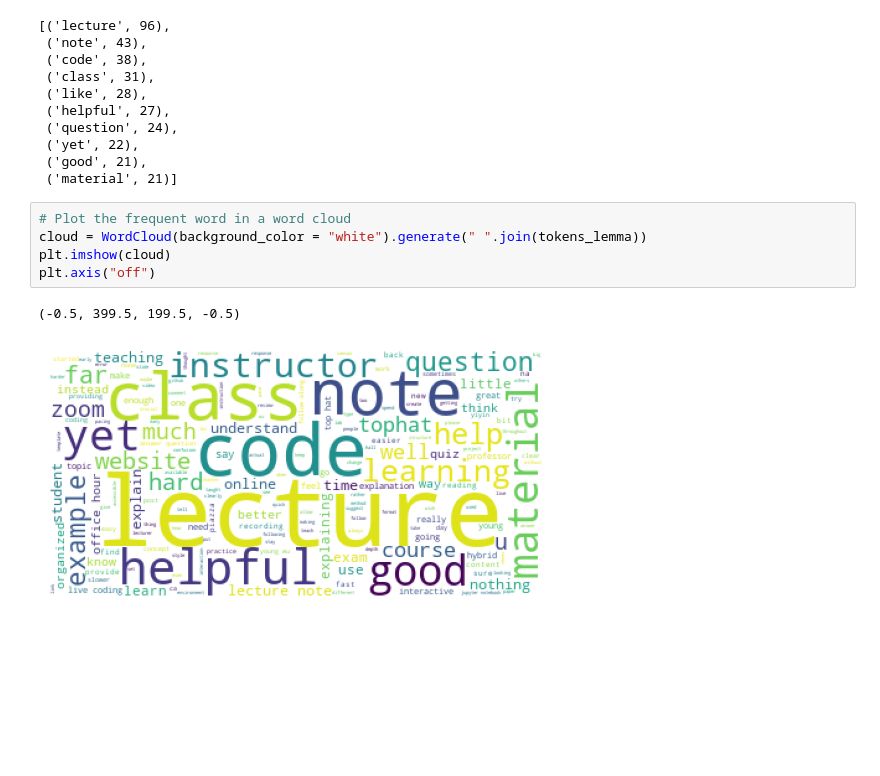
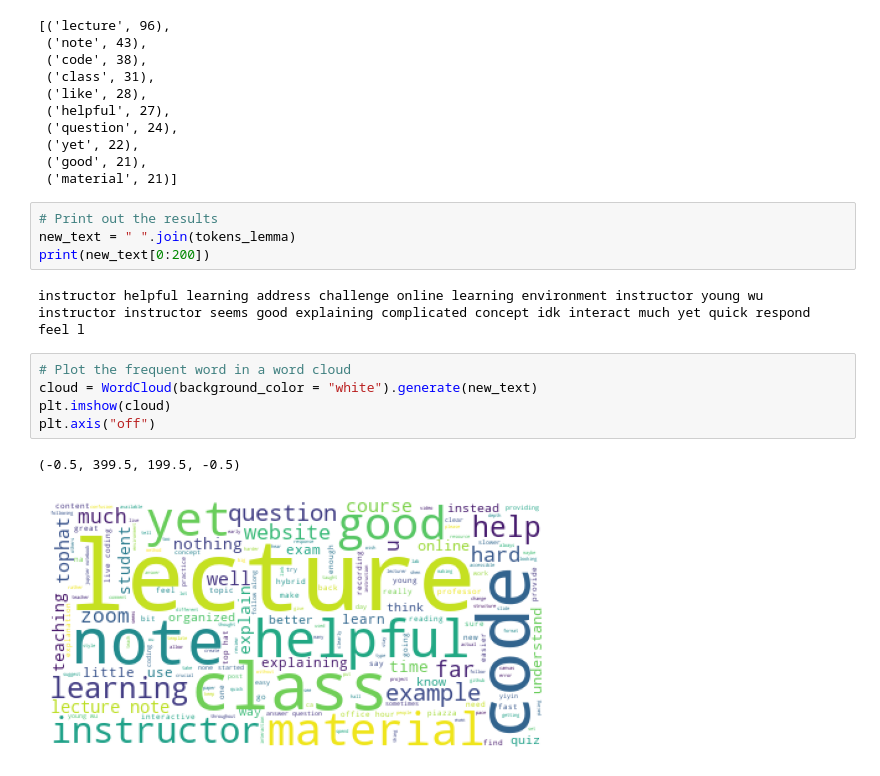
Before and after one commit to YoungWu559/CS320F23, a Jupyter notebook: CS320F23L27E1.ipynb, the cells around one changed output. Drawn from its saved outputs; the diff is of its cells as text; blank space fills up the shorter version.

```diff
--- a/CS320F23L27E1.ipynb
+++ b/CS320F23L27E1.ipynb
@@ -81,11 +85,17 @@ freq.most_common(10)
  ('yet', 22),
  ('good', 21),
  ('material', 21)]
+# %%
+# Print out the results
+new_text = " ".join(tokens_lemma)
+print(new_text[0:200])
+# %% [output]
+instructor helpful learning address challenge online learning environment instructor young wu instructor instructor seems good explaining complicated concept idk interact much yet quick respond feel l
 # %%
 # Plot the frequent word in a word cloud
-cloud = WordCloud(background_color = "white").generate(" ".join(tokens_lemma))
+cloud = WordCloud(background_color = "white").generate(new_text)
 plt.imshow(cloud)
 plt.axis("off")
 # %% [output]
 (-0.5, 399.5, 199.5, -0.5)
-[figure, old version]
+[figure, new version]
```
Also changed, not shown: parts of 2 cells of this notebook.
